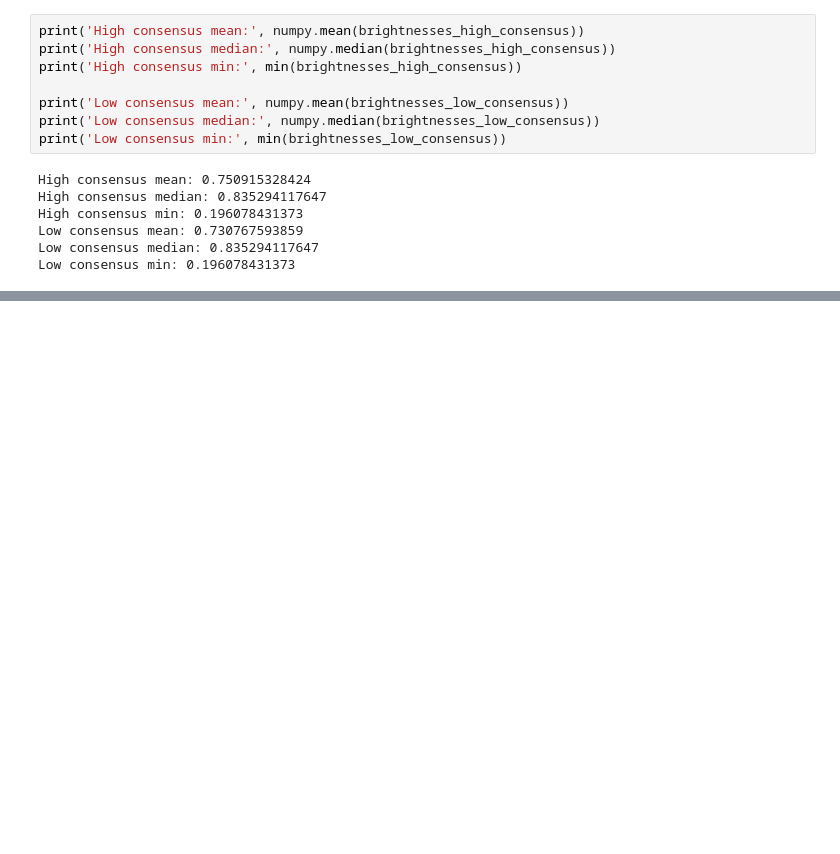
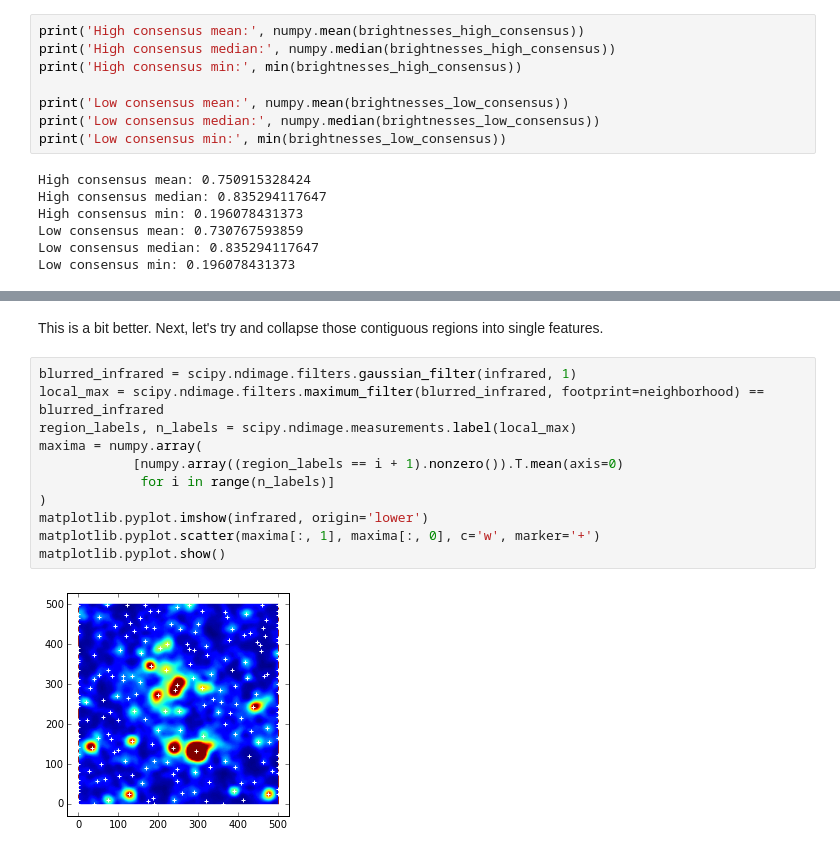
Before and after one commit to chengsoonong/crowdastro, a Jupyter notebook: notebooks/potential_host_counting.ipynb, the cells around one changed output, grey strips where cells are left out. Cells and saved outputs as stored; diff of their text form; blank space fills up the shorter version.

```diff
--- a/notebooks/potential_host_counting.ipynb
+++ b/notebooks/potential_host_counting.ipynb
@@ -580,0 +611,15 @@ Low consensus min: 0.196078431373
+# %% [markdown]
+This is a bit better. Next, let's try and collapse those contiguous regions into single features.
+# %%
+blurred_infrared = scipy.ndimage.filters.gaussian_filter(infrared, 1)
+local_max = scipy.ndimage.filters.maximum_filter(blurred_infrared, footprint=neighborhood) == blurred_infrared
+region_labels, n_labels = scipy.ndimage.measurements.label(local_max)
+maxima = numpy.array(
+            [numpy.array((region_labels == i + 1).nonzero()).T.mean(axis=0)
+             for i in range(n_labels)]
+)
+matplotlib.pyplot.imshow(infrared, origin='lower')
+matplotlib.pyplot.scatter(maxima[:, 1], maxima[:, 0], c='w', marker='+')
+matplotlib.pyplot.show()
+# %% [output]
+[figure, added]
```
Also changed, not shown: parts of 11 cells of this notebook.
